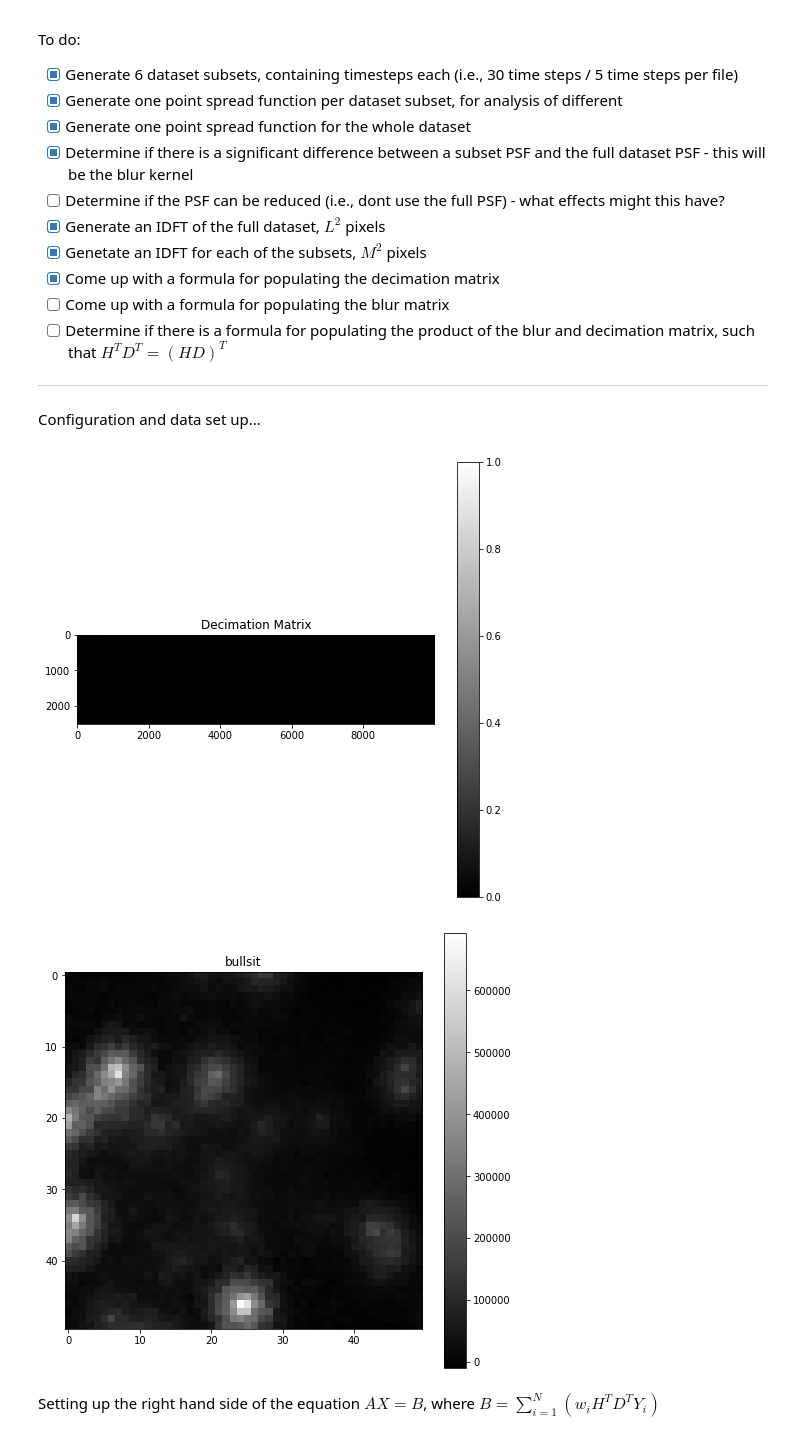
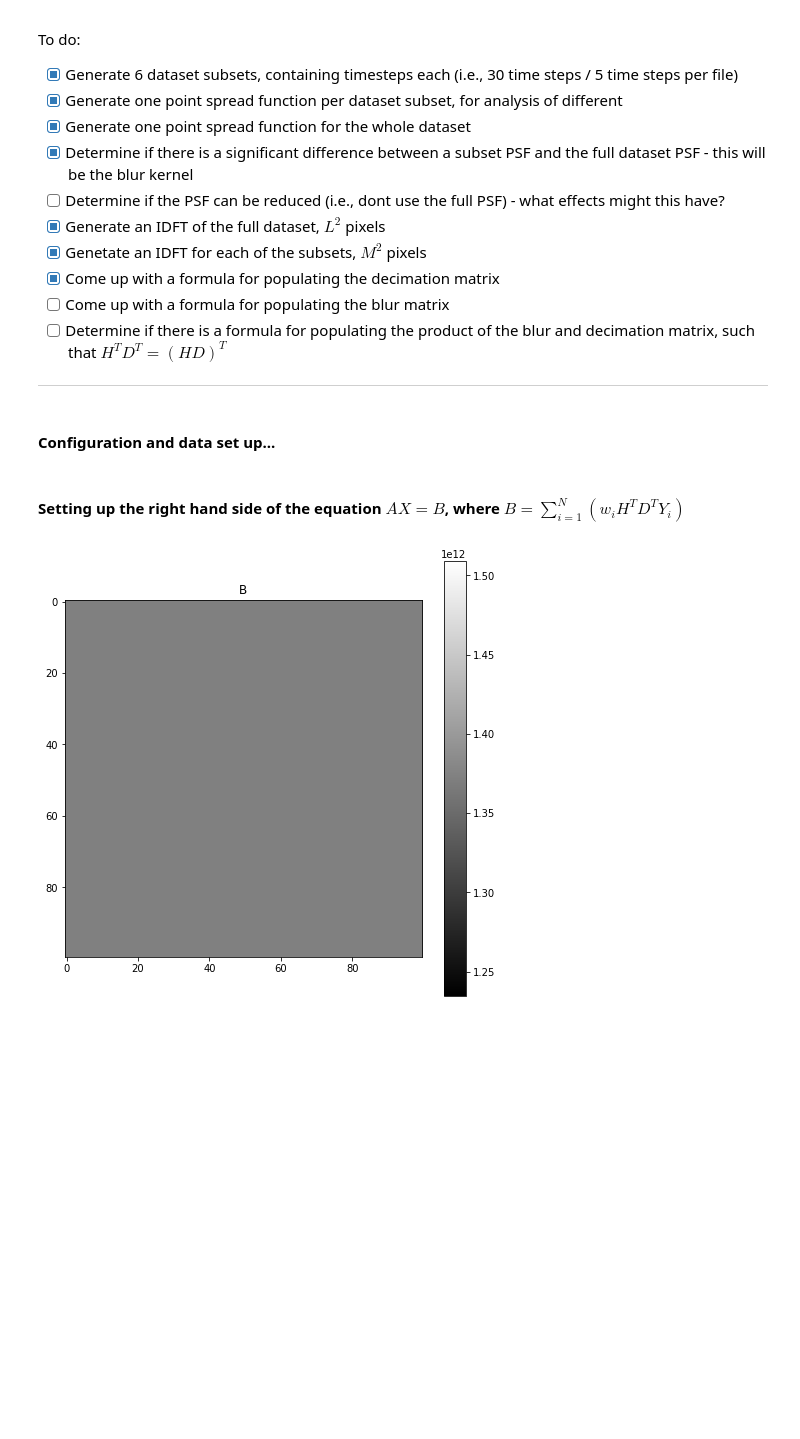
Before and after one commit to adamrcampbell/supy-res-imaging, a Jupyter notebook: notebooks/System of Linear Equations.ipynb, the cells around one changed output. Saved outputs shown, nothing was run; the diff lists cells and outputs as text; code cells hidden in the pictures; blank space fills up the shorter version.

```diff
--- a/notebooks/System of Linear Equations.ipynb
+++ b/notebooks/System of Linear Equations.ipynb
@@ -102,38 +136,34 @@ def decimation_matrix(l, m):
 # %% [markdown]
-Configuration and data set up...
+#### Configuration and data set up...
 # %%
 timesteps = 30 # total timesteps
 timesteps_per_y = 5
-L = 100
-M = 50
-N = timesteps // timesteps_per_y
+l = 100
+m = 50
+n = timesteps // timesteps_per_y
 β = 1.0 # no smoothing influence
 w = 1.0 # full confidence
 
 # all time steps direct image
 filename = "../data/direct_image_ts_0_29.bin"
-X_true = np.fromfile(filename, dtype=np.float32)
-X_true = X_true.reshape(L, L)
-# show_image(X_true, "True X")
+x_true = np.fromfile(filename, dtype=np.float32)
+x_true = x_true.reshape(l, l)
+# show_image(x_true, "True X")
 
 # all time steps direct psf
 filename = "../data/direct_psf_ts_0_29.bin"
-X_psf = np.fromfile(filename, dtype=np.float32)
-X_psf = X_psf.reshape(L, L)
-# show_image(X_psf, "X PSF")
+x_psf = np.fromfile(filename, dtype=np.float32)
+x_psf = x_psf.reshape(l, l)
+# show_image(x_psf, "True X PSF")
 
-# Storing all low-res images as column vectors (num images, num pixels per image)
-Y = np.zeros((N, M**2))
+# Storing all low-res images as layered stack
+y = np.zeros((n, m, m))
 
 # batched time steps direct images
-for i in np.arange(N):
-    start = i * timesteps_per_y
-    end = start + timesteps_per_y - 1
-    filename = "../data/direct_image_ts_%d_%d.bin" % (start, end)
-    Y[i] = np.fromfile(filename, dtype=np.float32)
-    # show_image(Y[i].reshape(M, M), "$Y_{%d}$" % i)
-
-Y = Y.T # flip so Y is a column vector matrix where Y_i is the ith image of L^2 x 1 pixels
+for i in np.arange(n):
+    filename = f"../data/direct_image_ts_{i * timesteps_per_y}_{i * timesteps_per_y + timesteps_per_y - 1}.bin"
+    y[i] = np.fromfile(filename, dtype=np.float32).reshape(m, m)
+    # show_image(y[i], f"$Y_{i}$")
 
 # batched time steps point spread functions
 # for i in np.arange(N):
@@ -145,16 +175,23 @@ Y = Y.T # flip so Y is a column vector matrix where Y_i is the ith image of L^2
 #     # show_image(Y_i_psf, "$Y_{%d}$ PSF" % i)
 
 # Decimation matrix
-D = decimation_matrix(L, M)
+d = np.ones((m**2, l**2))
 
 # Blur matrix (psf)
-H = np.zeros((L**2, L**2))
+h = np.ones((l**2, l**2))
 
 # Sharpening matrix (laplacian)
-S = np.zeros((L**2, L**2))
+# laplacian = np.array([[0, -1,  0], [-1,  4, -1], [0, -1,  0]], dtype=np.float32)
+# s = convolution_matrix(l, laplacian)
-# %% [output]
-[figure, removed]
-[figure, removed]
-# %% [markdown]
-Setting up the right hand side of the equation $AX = B$, where $B = \sum\limits_{i=1}^N (w_iH^TD^TY_i)$
+# %% [markdown]
+#### Setting up the right hand side of the equation $AX = B$, where $B = \sum\limits_{i=1}^N (w_iH^TD^TY_i)$
+# %%
+b = np.zeros(l**2, dtype=np.float32)
+
+for i in np.arange(n):
+    b += np.matmul(h.T, np.matmul(d.T, y[i].flatten()))
+
+show_image(b.reshape(l, l), "B")
+# %% [output]
+[figure, added]
 # %% [markdown]
```
Also changed, not shown: parts of 5 cells of this notebook, 3 other files.
